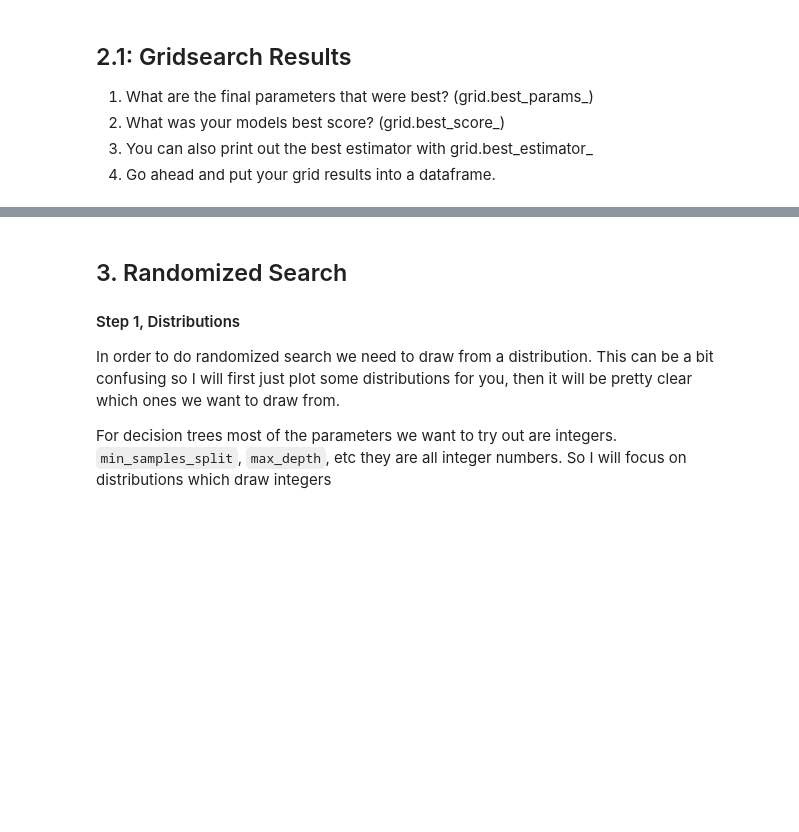
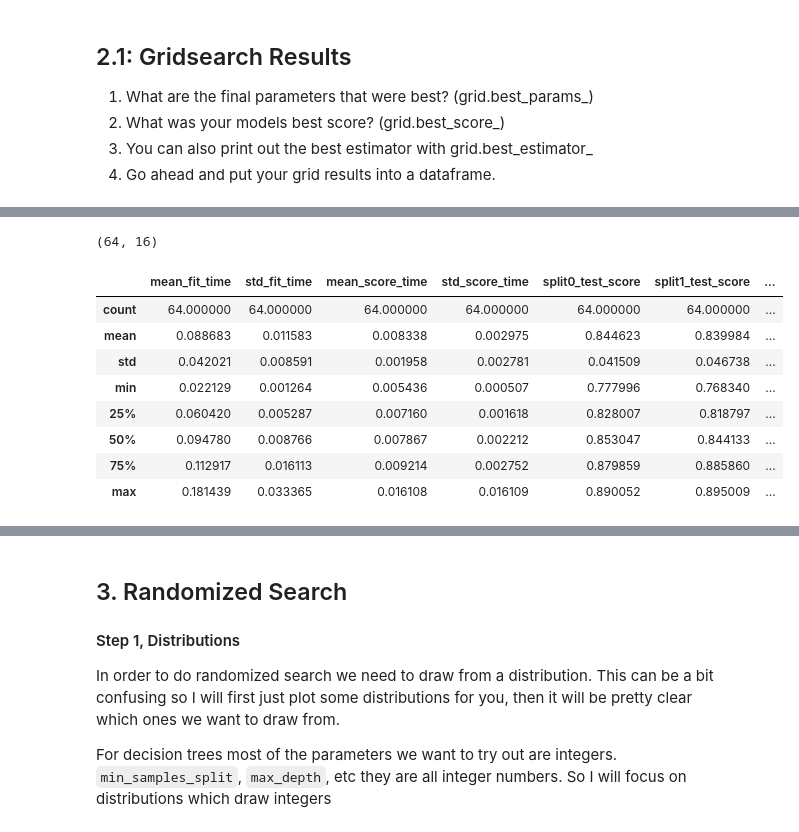
Before and after one commit to AICarope/data-science-machine-learning-main, a Jupyter notebook: notebooks/07_Decision_Trees_Cross_Validation.ipynb, the cells around one changed output, grey strips where cells are left out. Saved outputs shown, nothing was run; the diff lists cells and outputs as text; code cells hidden in the pictures; blank space fills up the shorter version.

```diff
--- a/notebooks/07_Decision_Trees_Cross_Validation.ipynb
+++ b/notebooks/07_Decision_Trees_Cross_Validation.ipynb
@@ -152,4 +194,6 @@ Quiz Question: How many different trees will get made during your grid-search? Y
 # %%
 # you need to setup a paramgrid.  I will give you one example
 
-param_grid = {'max_depth':[2,10,20,30]} # will check max depth for those four parameters.
+param_grid = {'max_depth':[2,10,20,30], # will check max depth for those four parameters.
+'min_samples_leaf':[2,10,20,30],
+'min_samples_split':[2,10,20,30]}
@@ -156,5 +202,8 @@ param_grid = {'max_depth':[2,10,20,30]} # will check max depth for those four pa
 # %%
 ## make a gridsearch object and pass all the needed parameters.
-grid = GridSearchCV()
+grid = GridSearchCV(DecisionTreeClassifier(),
+                    param_grid=param_grid, scoring = 'f1',
+                    cv=StratifiedKFold(n_splits=5),n_jobs=-1)
 # %%
 # fit your grid-search! - it's an estimator so you fit it like a normal model.
+grid.fit(X_train, y_train)
@@ -167,0 +240,2 @@ grid = GridSearchCV()
+# %%
+results= pd.DataFrame(grid.cv_results_)
@@ -168,2 +251,19 @@ grid = GridSearchCV()
+# %%
+results.shape
+#**Q: Is 64 the total of experiements?
+# %% [output]
+(64, 16)
+# %%
+results.describe()
+# %% [output]
+|  | mean_fit_time | std_fit_time | mean_score_time | std_score_time | split0_test_score | split1_test_score | ... |
+| count | 64.000000 | 64.000000 | 64.000000 | 64.000000 | 64.000000 | 64.000000 | ... |
+| mean | 0.088683 | 0.011583 | 0.008338 | 0.002975 | 0.844623 | 0.839984 | ... |
+| std | 0.042021 | 0.008591 | 0.001958 | 0.002781 | 0.041509 | 0.046738 | ... |
+| min | 0.022129 | 0.001264 | 0.005436 | 0.000507 | 0.777996 | 0.768340 | ... |
+| 25% | 0.060420 | 0.005287 | 0.007160 | 0.001618 | 0.828007 | 0.818797 | ... |
+| 50% | 0.094780 | 0.008766 | 0.007867 | 0.002212 | 0.853047 | 0.844133 | ... |
+| 75% | 0.112917 | 0.016113 | 0.009214 | 0.002752 | 0.879859 | 0.885860 | ... |
+| max | 0.181439 | 0.033365 | 0.016108 | 0.016109 | 0.890052 | 0.895009 | ... |
 # %%
 results = pd.DataFrame(grid.cv_results_)
```
Also changed, not shown: parts of 44 cells of this notebook, 1 other file.
